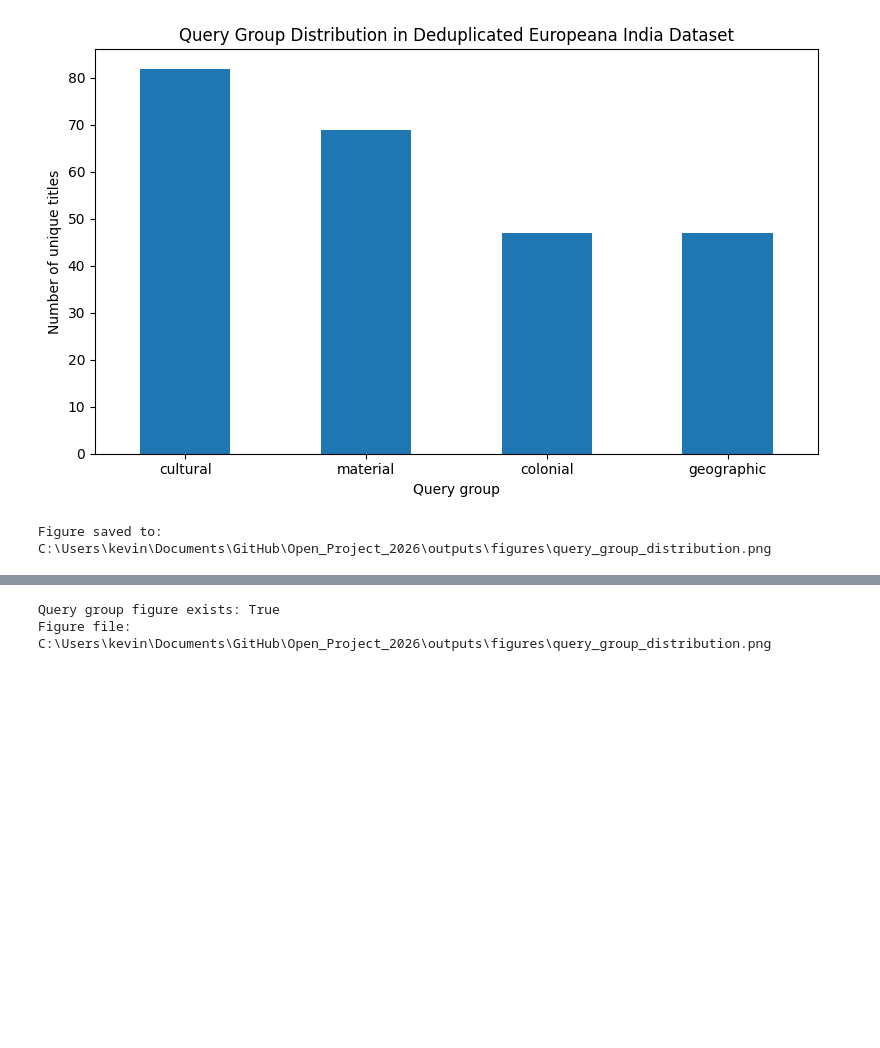
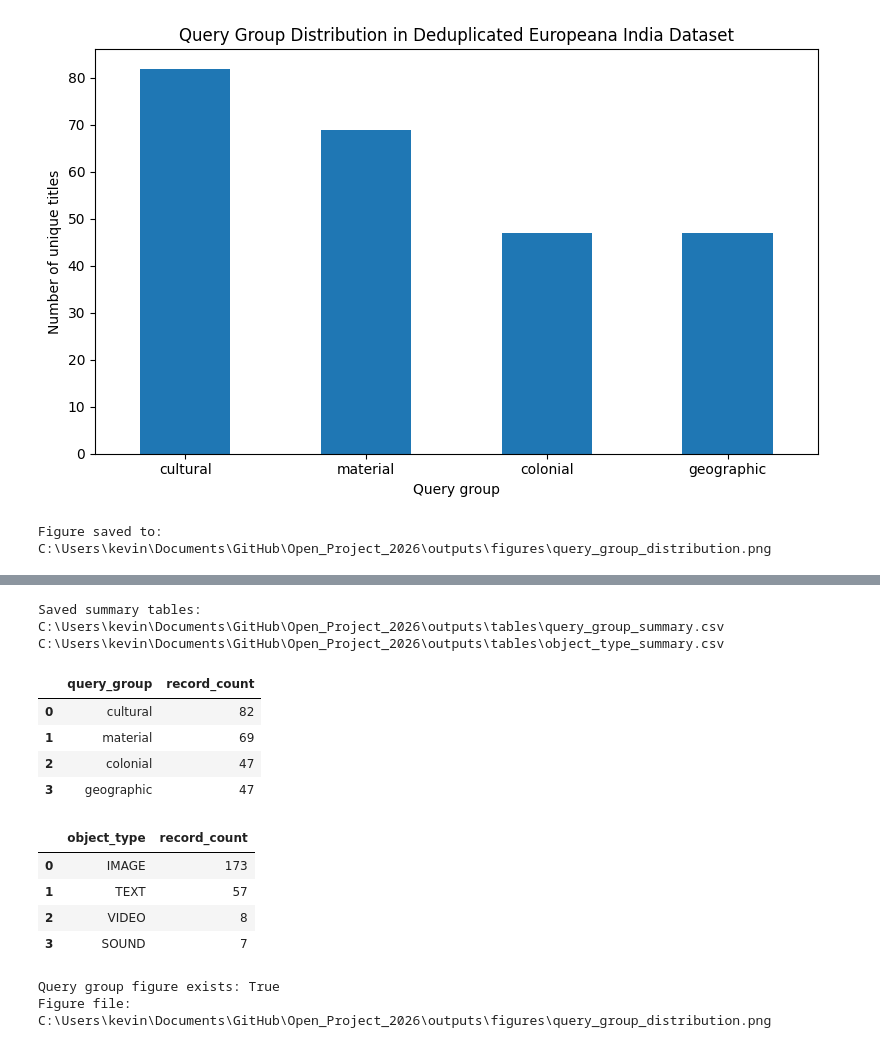
Before and after one commit to Shone-Joseph/Open_Project_2026, a Jupyter notebook: notebooks/02_data_cleaning_and_analysis.ipynb, the cells around one changed output, grey strips where cells are left out. Cells and saved outputs as stored; diff of their text form; code cells hidden in the pictures; blank space fills up the shorter version.

Commit message:
Complete project structure, documentation, and notebook workflow

```diff
--- a/notebooks/02_data_cleaning_and_analysis.ipynb
+++ b/notebooks/02_data_cleaning_and_analysis.ipynb
@@ -371,3 +386,56 @@ One limitation is that query groups are based on search terms, not on a full man
+# %%
+# Create and save summary tables
+
+query_group_summary = (
+    df["query_group"]
+    .value_counts()
+    .rename_axis("query_group")
+    .reset_index(name="record_count")
+)
+
+object_type_summary = (
+    df["type"]
+    .fillna("Missing")
+    .value_counts()
+    .rename_axis("object_type")
+    .reset_index(name="record_count")
+)
+
+query_group_table_file = tables_dir / "query_group_summary.csv"
+object_type_table_file = tables_dir / "object_type_summary.csv"
+
+query_group_summary.to_csv(
+    query_group_table_file,
+    index=False,
+    encoding="utf-8",
+)
+
+object_type_summary.to_csv(
+    object_type_table_file,
+    index=False,
+    encoding="utf-8",
+)
+
+print("Saved summary tables:")
+print(query_group_table_file)
+print(object_type_table_file)
+
+display(query_group_summary)
+display(object_type_summary)
+# %% [output]
+Saved summary tables:
+C:\Users\kevin\Documents\GitHub\Open_Project_2026\outputs\tables\query_group_summary.csv
+C:\Users\kevin\Documents\GitHub\Open_Project_2026\outputs\tables\object_type_summary.csv
+|  | query_group | record_count |
+| 0 | cultural | 82 |
+| 1 | material | 69 |
+| 2 | colonial | 47 |
+| 3 | geographic | 47 |
+|  | object_type | record_count |
+| 0 | IMAGE | 173 |
+| 1 | TEXT | 57 |
+| 2 | VIDEO | 8 |
+| 3 | SOUND | 7 |
 # %%
 # Check whether the Hometask 1 figure was created
 
```
Also changed, not shown: parts of 6 cells of this notebook, 17 other files.
